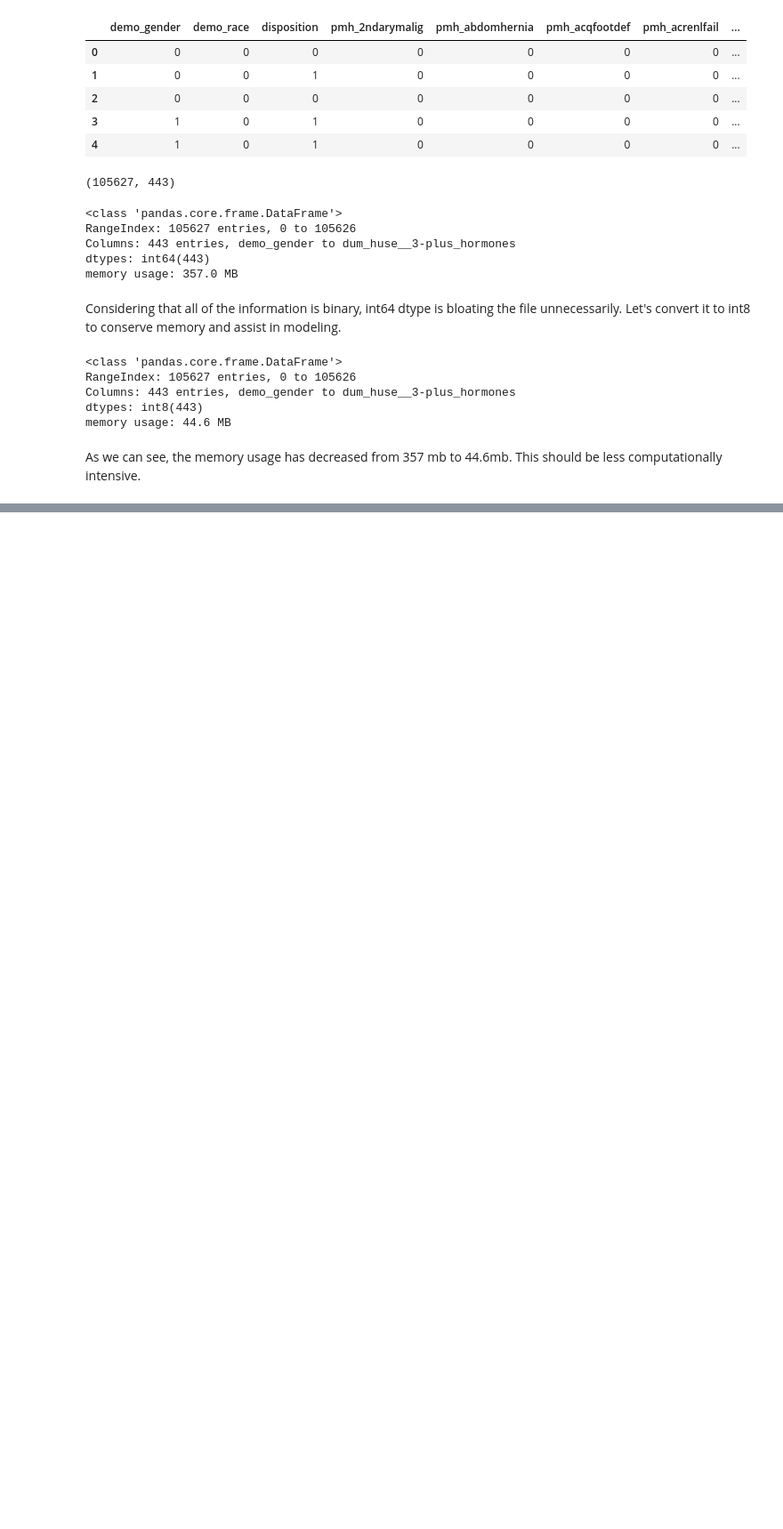
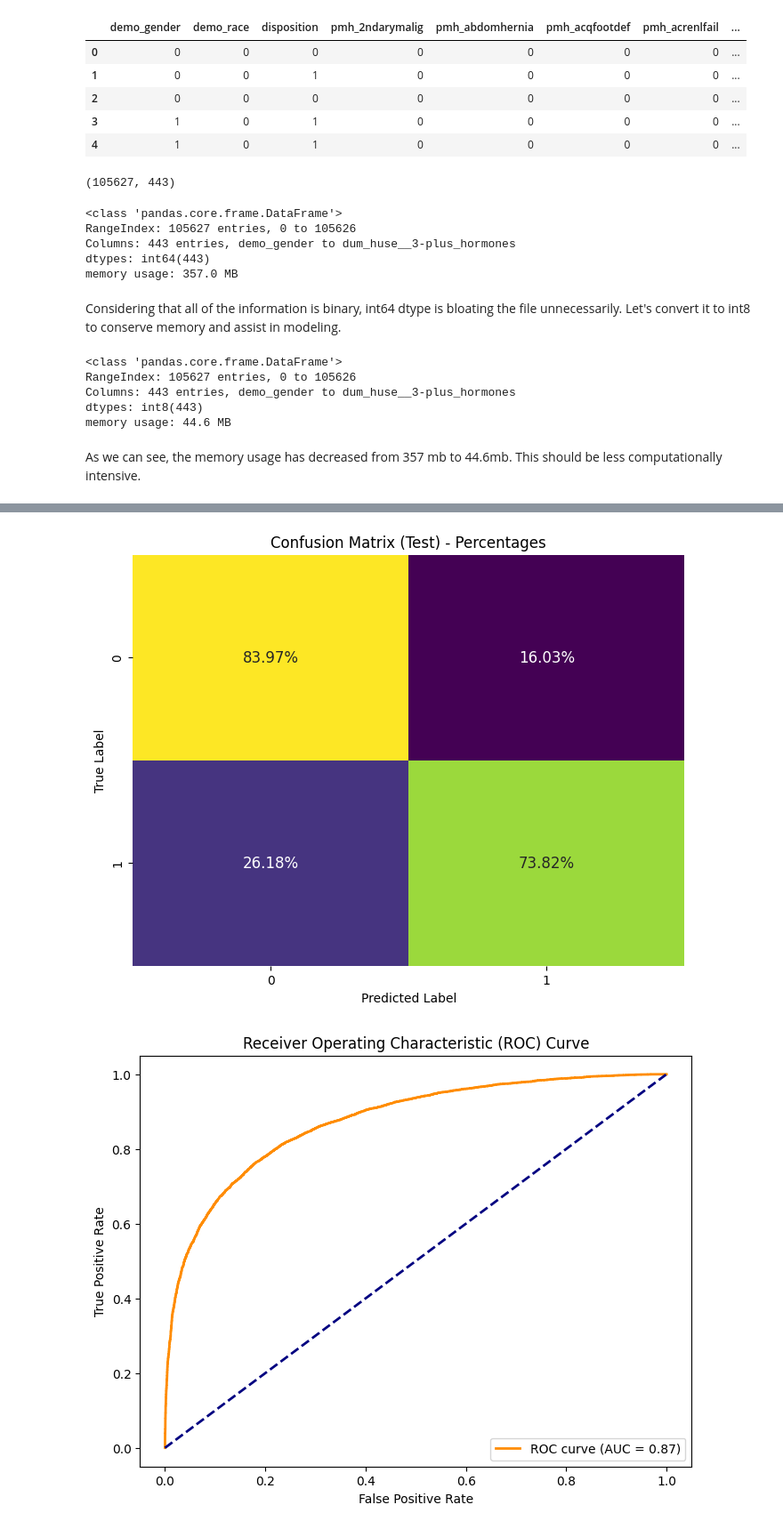
Before and after one commit to lo-klkl/BSTN_Capstone-Diab, a Jupyter notebook: Notebooks/Pt3-Modelling-Pt1.ipynb, the cells around one changed output, grey strips where cells are left out. Shown at 89% size. Cells and saved outputs as stored; diff of their text form; code cells hidden in the pictures; blank space fills up the shorter version.

```diff
--- a/Notebooks/Pt3-Modelling-Pt1.ipynb
+++ b/Notebooks/Pt3-Modelling-Pt1.ipynb
@@ -1003,0 +142,8 @@ Random Forest Best Hyperparameters: {'classifier__max_depth': 25, 'classifier__m
+# %%
+features_to_drop = [
+    'dum_triage_vital__no_hr_recorded','dum_triage_vital__no_rr_recorded','dum_triage_vital__no_temp_recorded',
+    'dum_huse__no_prior_visits','dum_huse__No_prior_admis', 'dum_hist_glucose_median__no_glucose_level_recorded'
+]
+
+#drop from the original data frame.
+health_data = health_data.drop(columns=features_to_drop)
@@ -1003,0 +152,61 @@ Random Forest Best Hyperparameters: {'classifier__max_depth': 25, 'classifier__m
+# %%
+#  Define the features and target variables
+X = health_data.drop(['disposition'], axis=1)
+y = health_data['disposition']
+
+# Split to train/test
+X_train, X_test, y_train, y_test = train_test_split(X, y, test_size=0.2, random_state=42)
+
+# Create and fit the Logistic Regression model
+logreg = LogisticRegression(max_iter=1000)
+logreg.fit(X_train, y_train)
+
+# Predictions
+y_train_pred = logreg.predict(X_train)
+y_test_pred = logreg.predict(X_test)
+
+# Accuracy Scores
+train_accuracy = accuracy_score(y_train, y_train_pred)
+test_accuracy = accuracy_score(y_test, y_test_pred)
+
+print('Train Accuracy:', train_accuracy)
+print('Test Accuracy:', test_accuracy)
+
+# Classification Reports
+print('\nTrain Classification Report:\n', classification_report(y_train, y_train_pred))
+print('\nTest Classification Report:\n', classification_report(y_test, y_test_pred))
+
+# Confusion Matrix
+conf_matrix_test = confusion_matrix(y_test, y_test_pred)
+print('\nConfusion Matrix (Test):\n', conf_matrix_test)
+
+# Calculate percentages for the confusion matrix
+conf_matrix_percent = conf_matrix_test / conf_matrix_test.sum(axis=1)[:, np.newaxis]
+
+# Create a heatmap with the percentages
+plt.figure(figsize=(8, 6))
+sns.heatmap(conf_matrix_percent, annot=True, fmt='.2%', cmap='viridis', cbar=False, annot_kws={'size': 12})
+plt.title('Confusion Matrix (Test) - Percentages')
+plt.xlabel('Predicted Label')
+plt.ylabel('True Label')
+plt.show()
+
+# Predict probabilities for ROC curve
+y_test_prob = logreg.predict_proba(X_test)[:, 1]
+
+# Calculate ROC curve
+fpr, tpr, thresholds = roc_curve(y_test, y_test_prob)
+
+# Calculate AUC score
+roc_auc = roc_auc_score(y_test, y_test_prob)
+
+# Plot ROC curve
+plt.figure(figsize=(8, 6))
+plt.plot(fpr, tpr, color='darkorange', lw=2, label='ROC curve (AUC = {:.2f})'.format(roc_auc))
+plt.plot([0, 1], [0, 1], color='navy', lw=2, linestyle='--')
+plt.xlabel('False Positive Rate')
+plt.ylabel('True Positive Rate')
+plt.title('Receiver Operating Characteristic (ROC) Curve')
+plt.legend(loc='lower right')
+plt.show()
+# %% [output]
@@ -1003,0 +230,2 @@ Random Forest Best Hyperparameters: {'classifier__max_depth': 25, 'classifier__m
+[figure, added]
+[figure, added]
```
Also changed, not shown: parts of 54 cells of this notebook, 4 other files.
